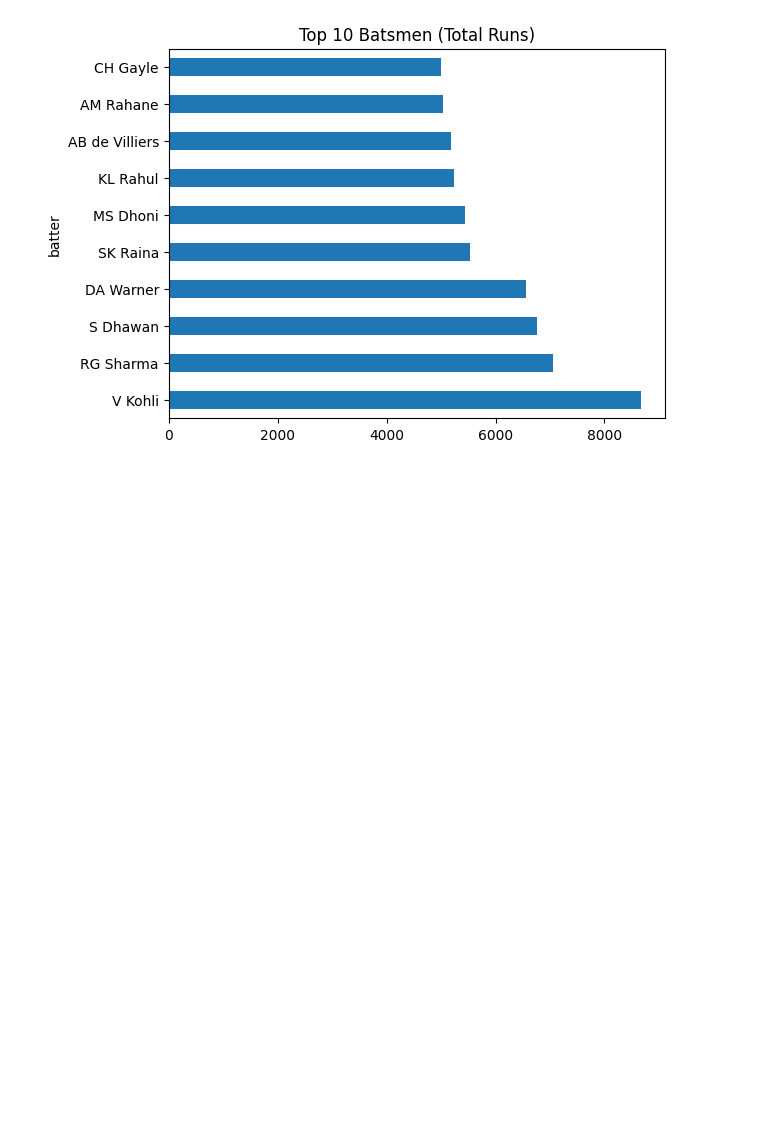
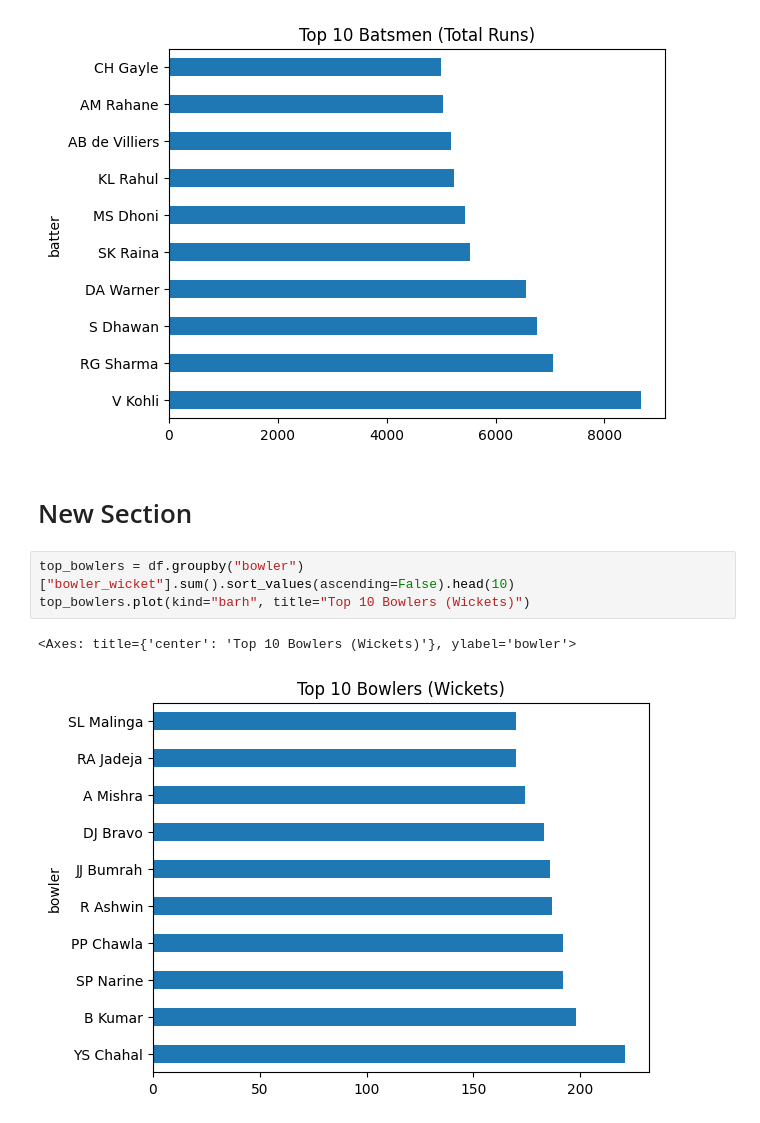
Before and after one commit to RAVIKANTH55-rgb/ipl-data-analysis, a Jupyter notebook: IPL_Analysisipynb.ipynb, the cells around one changed output. Drawn from its saved outputs; the diff is of its cells as text; blank space fills up the shorter version.

```diff
--- a/IPL_Analysisipynb.ipynb
+++ b/IPL_Analysisipynb.ipynb
@@ -6,3 +6,11 @@ top_batsmen.plot(kind="barh", title="Top 10 Batsmen (Total Runs)")
 # %% [output]
 <Axes: title={'center': 'Top 10 Batsmen (Total Runs)'}, ylabel='batter'>
 [figure]
+# %% [markdown]
+# New Section
+# %%
+top_bowlers = df.groupby("bowler")["bowler_wicket"].sum().sort_values(ascending=False).head(10)
+top_bowlers.plot(kind="barh", title="Top 10 Bowlers (Wickets)")
+# %% [output]
+<Axes: title={'center': 'Top 10 Bowlers (Wickets)'}, ylabel='bowler'>
+[figure, added]
```
